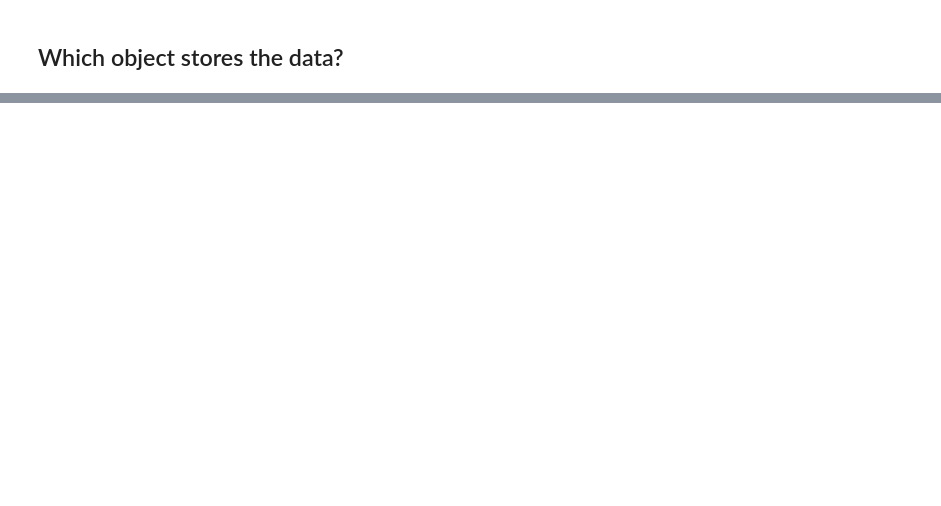
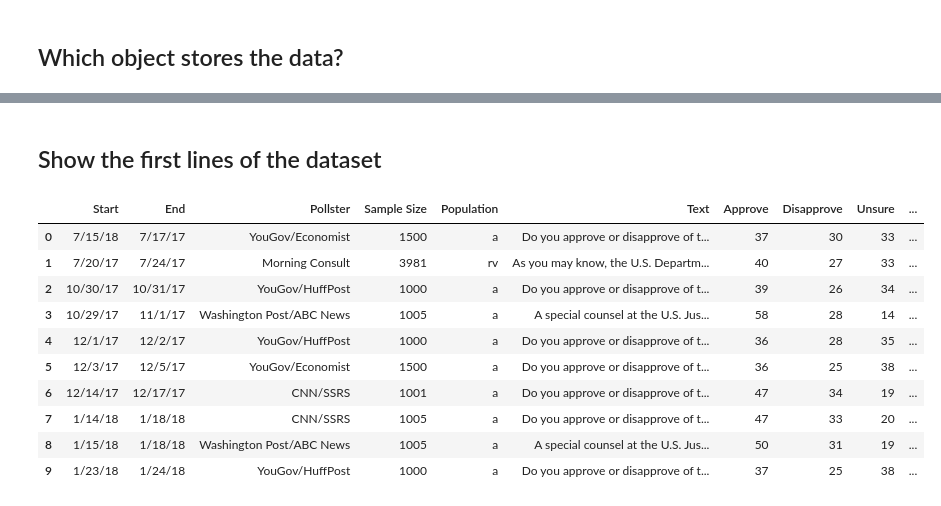
Before and after one commit to ooxiel/OfficePythonProgramming, a Jupyter notebook: Lectures/2023_04_26/10_Pandas.ipynb, the cells around one changed output, grey strips where cells are left out. Cells and saved outputs as stored; diff of their text form; code cells hidden in the pictures; blank space fills up the shorter version.

```diff
--- a/Lectures/2023_04_26/10_Pandas.ipynb
+++ b/Lectures/2023_04_26/10_Pandas.ipynb
@@ -31,0 +83,18 @@ pandas.core.frame.DataFrame
+# %% [markdown]
+## Show the first lines of the dataset
+# %%
+nba.head(10)
+
+mueller.head(10)
+# %% [output]
+|  | Start | End | Pollster | Sample Size | Population | Text | Approve | Disapprove | Unsure | ... |
+| 0 | 7/15/18 | 7/17/17 | YouGov/Economist | 1500 | a | Do you approve or disapprove of t... | 37 | 30 | 33 | ... |
+| 1 | 7/20/17 | 7/24/17 | Morning Consult | 3981 | rv | As you may know, the U.S. Departm... | 40 | 27 | 33 | ... |
+| 2 | 10/30/17 | 10/31/17 | YouGov/HuffPost | 1000 | a | Do you approve or disapprove of t... | 39 | 26 | 34 | ... |
+| 3 | 10/29/17 | 11/1/17 | Washington Post/ABC News | 1005 | a | A special counsel at the U.S. Jus... | 58 | 28 | 14 | ... |
+| 4 | 12/1/17 | 12/2/17 | YouGov/HuffPost | 1000 | a | Do you approve or disapprove of t... | 36 | 28 | 35 | ... |
+| 5 | 12/3/17 | 12/5/17 | YouGov/Economist | 1500 | a | Do you approve or disapprove of t... | 36 | 25 | 38 | ... |
+| 6 | 12/14/17 | 12/17/17 | CNN/SSRS | 1001 | a | Do you approve or disapprove of t... | 47 | 34 | 19 | ... |
+| 7 | 1/14/18 | 1/18/18 | CNN/SSRS | 1005 | a | Do you approve or disapprove of t... | 47 | 33 | 20 | ... |
+| 8 | 1/15/18 | 1/18/18 | Washington Post/ABC News | 1005 | a | A special counsel at the U.S. Jus... | 50 | 31 | 19 | ... |
+| 9 | 1/23/18 | 1/24/18 | YouGov/HuffPost | 1000 | a | Do you approve or disapprove of t... | 37 | 25 | 38 | ... |
```
Also changed, not shown: parts of 23 cells of this notebook, 2 other files.
